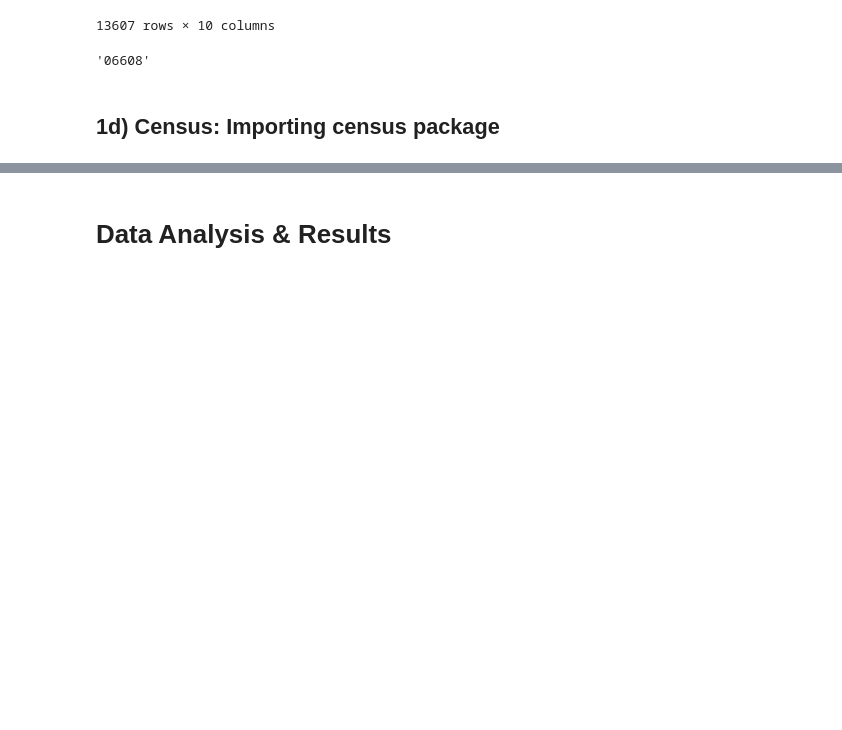
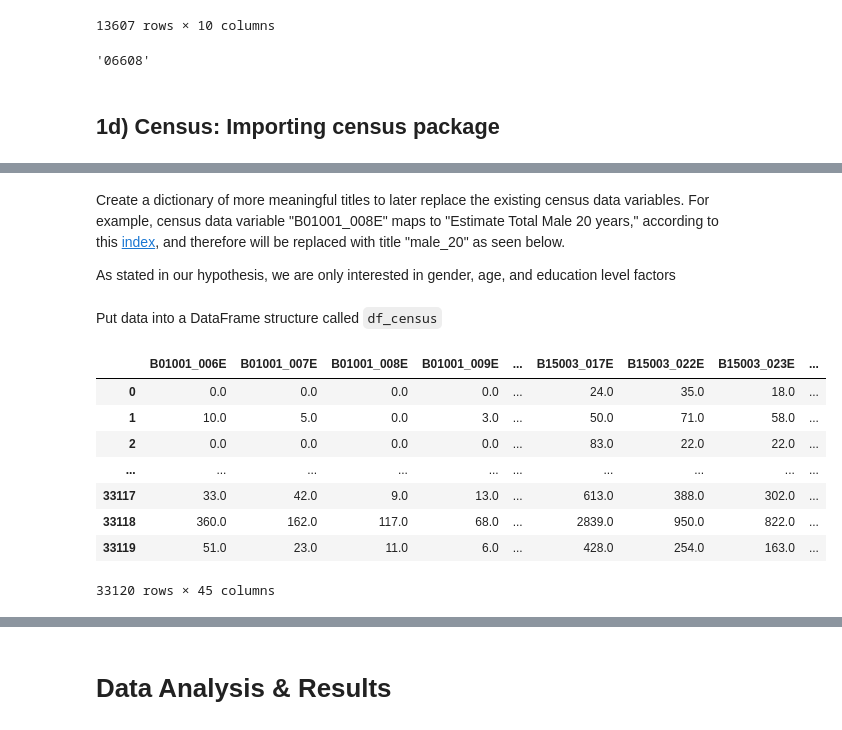
Before and after one commit to reveloff-ucsd/COGS108_44, a Jupyter notebook: FinalProject.ipynb, the cells around one changed output, grey strips where cells are left out. Drawn from its saved outputs; the diff is of its cells as text; code cells hidden in the pictures; blank space fills up the shorter version.

Commit message:
Reframe project hypothesis and update census data cleaaning and formatting

```diff
--- a/FinalProject.ipynb
+++ b/FinalProject.ipynb
@@ -215,0 +241,6 @@ ModuleNotFoundError: No module named 'census'
+# %%
+c = Census("d05cc8c102603c7b50d7705c8f45251177e6346b")
+# %% [markdown]
+Create a dictionary of more meaningful titles to later replace the existing census data variables. For example, census data variable "B01001_008E" maps to "Estimate Total Male 20 years," according to this <a href="https://api.census.gov/data/2016/acs/acs1/variables.html">index</a>, and therefore will be replaced with title "male_20" as seen below.
+
+As stated in our hypothesis, we are only interested in gender, age, and education level factors
@@ -215,0 +292,20 @@ ModuleNotFoundError: No module named 'census'
+# %% [markdown]
+Put data into a DataFrame structure called `df_census`
+# %%
+df_census=pd.DataFrame(c.acs5.zipcode(list(info_dict.values()), Census.ALL))
+#because the dataframe's columns' order was not by what we provide('info_dict.values()'), but the order of alphabet
+#So we need to re-order it first
+cols=list(info_dict.values())
+cols.append('zip code tabulation area')
+df_census =df_census[cols]
+df_census
+# %% [output]
+|  | B01001_006E | B01001_007E | B01001_008E | B01001_009E | ... | B15003_017E | B15003_022E | B15003_023E | ... |
+| 0 | 0.0 | 0.0 | 0.0 | 0.0 | ... | 24.0 | 35.0 | 18.0 | ... |
+| 1 | 10.0 | 5.0 | 0.0 | 3.0 | ... | 50.0 | 71.0 | 58.0 | ... |
+| 2 | 0.0 | 0.0 | 0.0 | 0.0 | ... | 83.0 | 22.0 | 22.0 | ... |
+| ... | ... | ... | ... | ... | ... | ... | ... | ... | ... |
+| 33117 | 33.0 | 42.0 | 9.0 | 13.0 | ... | 613.0 | 388.0 | 302.0 | ... |
+| 33118 | 360.0 | 162.0 | 117.0 | 68.0 | ... | 2839.0 | 950.0 | 822.0 | ... |
+| 33119 | 51.0 | 23.0 | 11.0 | 6.0 | ... | 428.0 | 254.0 | 163.0 | ... |
+33120 rows × 45 columns
```
Also changed, not shown: parts of 13 cells of this notebook.
